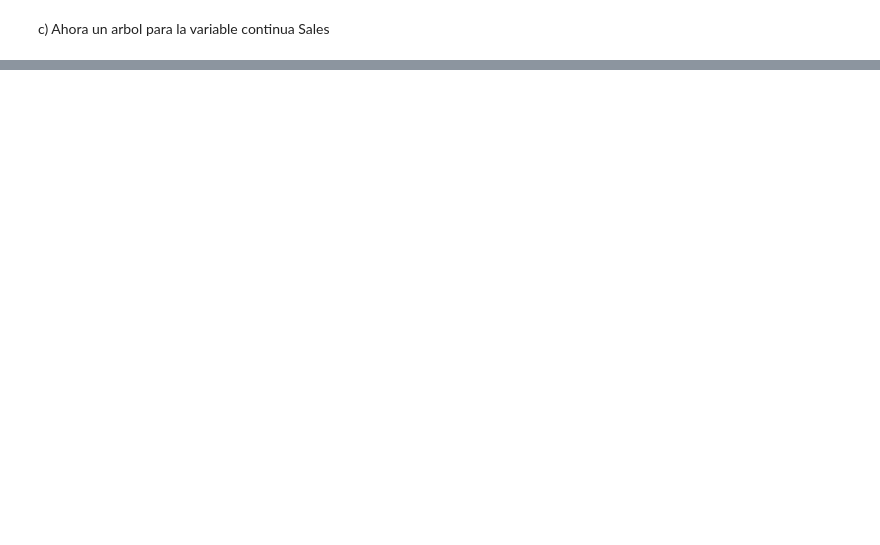
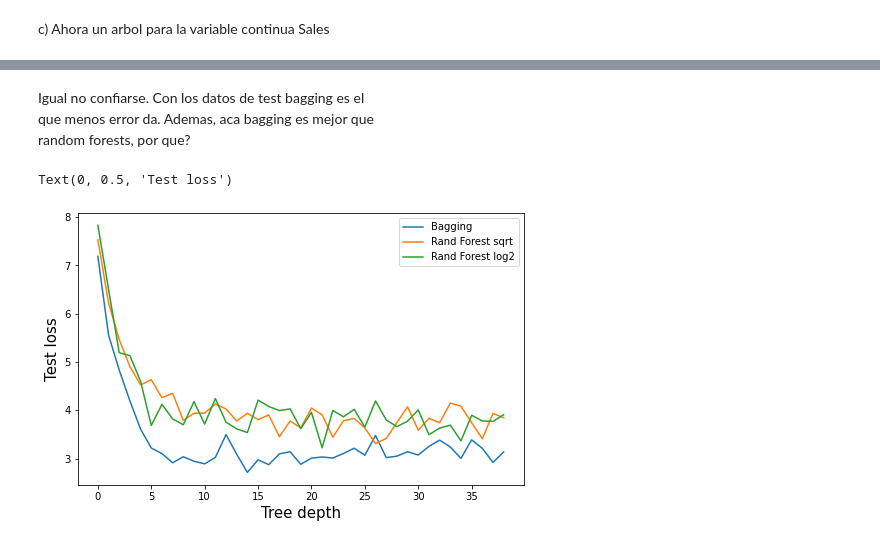
Before and after one commit to lautarogiordano/DL-IB-Exs, a Jupyter notebook: P6/Ej_1_Trees.ipynb, the cells around one changed output, grey strips where cells are left out. Drawn from its saved outputs; the diff is of its cells as text; code cells hidden in the pictures; blank space fills up the shorter version.

```diff
--- a/P6/Ej_1_Trees.ipynb
+++ b/P6/Ej_1_Trees.ipynb
@@ -80,0 +228,12 @@ plot_tree(tree2, feature_names=x_train.columns, filled=True);
+# %%
+n = 2000
+
+ada = AdaBoostRegressor(n_estimators=n, learning_rate=1.25)
+ada.fit(x_train, y_train)
+
+print('Train MSE: {:.2}\nVal MSE: {:.2}\nTest MSE: {:.2f}'.format(
+    mean_squared_error(y_train, ada.predict(x_train)),
+    mean_squared_error(y_val, ada.predict(x_val)),
+    mean_squared_error(y_test, ada.predict(x_test))
+    )
+)
@@ -80,0 +280,39 @@ plot_tree(tree2, feature_names=x_train.columns, filled=True);
+# %% [markdown]
+Igual no confiarse. Con los datos de test bagging es el\
+que menos error da. Ademas, aca bagging es mejor que\
+random forests, por que?
+# %%
+bag_err = []
+rfs_err = []
+rfl_err = []
+n = 30
+
+
+for depth in range(1,40):
+    bag = RandomForestRegressor(n_estimators=n, max_depth=depth,
+                                max_samples=.85, max_features=None)
+    bag.fit(x_train, y_train)
+    bag_err.append(mean_squared_error(y_test, bag.predict(x_test)))
+
+    rfs = RandomForestRegressor(n_estimators=n, max_depth=depth,
+                                max_samples=.85, max_features='sqrt')
+    rfs.fit(x_train, y_train)
+    rfs_err.append(mean_squared_error(y_test, rfs.predict(x_test)))
+
+    rfl = RandomForestRegressor(n_estimators=n, max_depth=depth,
+                                max_samples=.85, max_features='log2')
+    rfl.fit(x_train, y_train)
+    rfl_err.append(mean_squared_error(y_test, rfl.predict(x_test)))
+# %%
+plt.figure(figsize=(8,5))
+
+plt.plot(bag_err, label='Bagging')
+plt.plot(rfs_err, label='Rand Forest sqrt')
+plt.plot(rfl_err, label='Rand Forest log2')
+
+plt.legend(loc='best')
+plt.xlabel('Tree depth', fontsize=15)
+plt.ylabel('Test loss', fontsize=15);
+# %% [output]
+Text(0, 0.5, 'Test loss')
+[figure, added]
```
Also changed, not shown: parts of 20 cells of this notebook.
